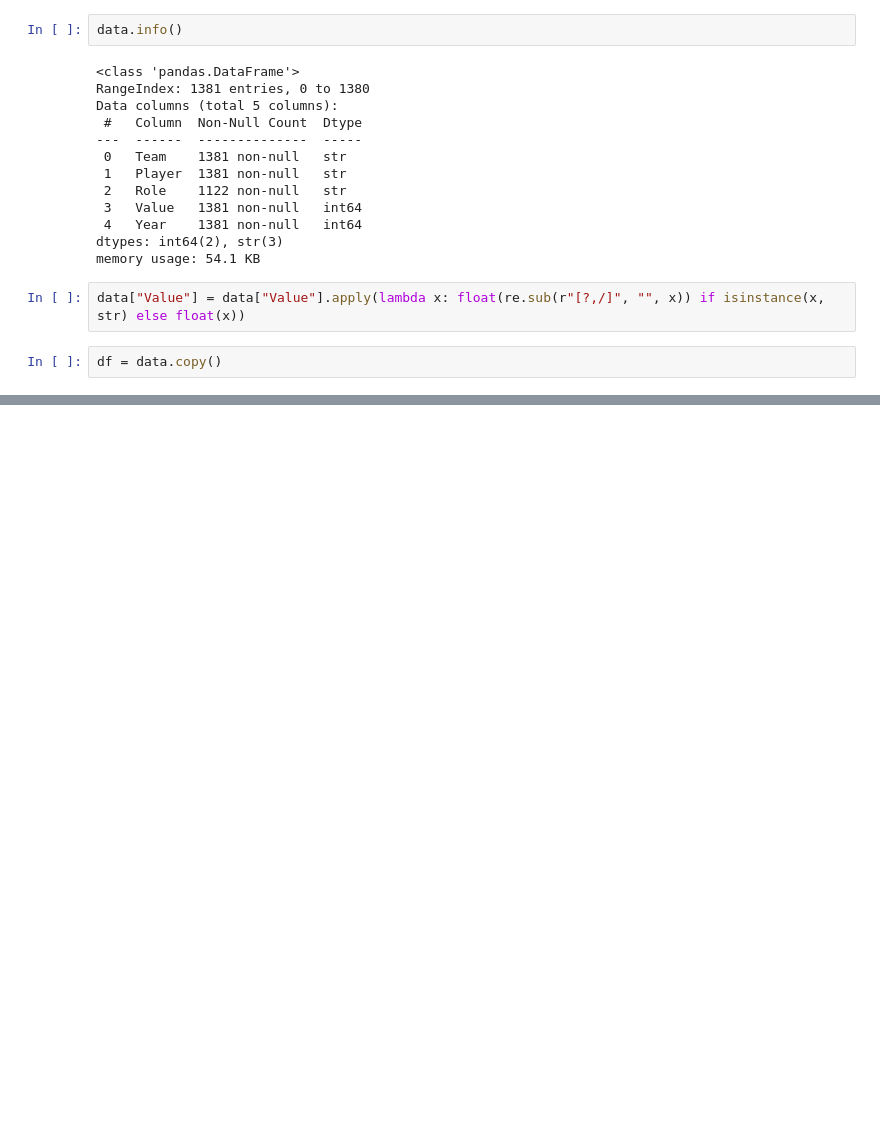
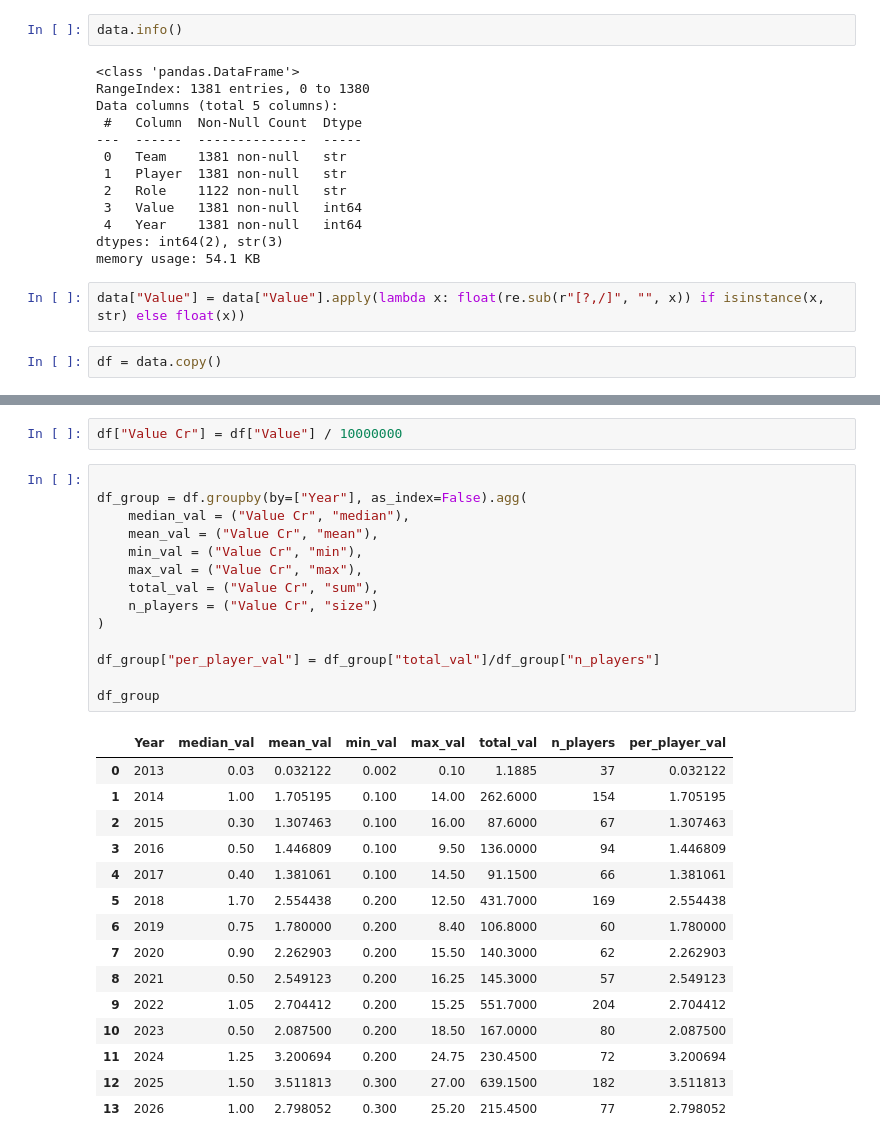
Before and after one commit to debatreyo/IPL-Auctions, a Jupyter notebook: notebooks/eda.ipynb, the cells around one changed output, grey strips where cells are left out. Drawn from its saved outputs; the diff is of its cells as text; blank space fills up the shorter version.

```diff
--- a/notebooks/eda.ipynb
+++ b/notebooks/eda.ipynb
@@ -39,0 +105,32 @@ df = data.copy()
+# %%
+df["Value Cr"] = df["Value"] / 10000000
+# %%
+
+df_group = df.groupby(by=["Year"], as_index=False).agg(
+    median_val = ("Value Cr", "median"),
+    mean_val = ("Value Cr", "mean"),
+    min_val = ("Value Cr", "min"),
+    max_val = ("Value Cr", "max"),
+    total_val = ("Value Cr", "sum"),
+    n_players = ("Value Cr", "size")
+)
+
+df_group["per_player_val"] = df_group["total_val"]/df_group["n_players"]
+
+df_group
+# %% [output]
+|  | Year | median_val | mean_val | min_val | max_val | total_val | n_players | per_player_val |
+| 0 | 2013 | 0.03 | 0.032122 | 0.002 | 0.10 | 1.1885 | 37 | 0.032122 |
+| 1 | 2014 | 1.00 | 1.705195 | 0.100 | 14.00 | 262.6000 | 154 | 1.705195 |
+| 2 | 2015 | 0.30 | 1.307463 | 0.100 | 16.00 | 87.6000 | 67 | 1.307463 |
+| 3 | 2016 | 0.50 | 1.446809 | 0.100 | 9.50 | 136.0000 | 94 | 1.446809 |
+| 4 | 2017 | 0.40 | 1.381061 | 0.100 | 14.50 | 91.1500 | 66 | 1.381061 |
+| 5 | 2018 | 1.70 | 2.554438 | 0.200 | 12.50 | 431.7000 | 169 | 2.554438 |
+| 6 | 2019 | 0.75 | 1.780000 | 0.200 | 8.40 | 106.8000 | 60 | 1.780000 |
+| 7 | 2020 | 0.90 | 2.262903 | 0.200 | 15.50 | 140.3000 | 62 | 2.262903 |
+| 8 | 2021 | 0.50 | 2.549123 | 0.200 | 16.25 | 145.3000 | 57 | 2.549123 |
+| 9 | 2022 | 1.05 | 2.704412 | 0.200 | 15.25 | 551.7000 | 204 | 2.704412 |
+| 10 | 2023 | 0.50 | 2.087500 | 0.200 | 18.50 | 167.0000 | 80 | 2.087500 |
+| 11 | 2024 | 1.25 | 3.200694 | 0.200 | 24.75 | 230.4500 | 72 | 3.200694 |
+| 12 | 2025 | 1.50 | 3.511813 | 0.300 | 27.00 | 639.1500 | 182 | 3.511813 |
+| 13 | 2026 | 1.00 | 2.798052 | 0.300 | 25.20 | 215.4500 | 77 | 2.798052 |
```
Also changed, not shown: parts of 6 cells of this notebook.
